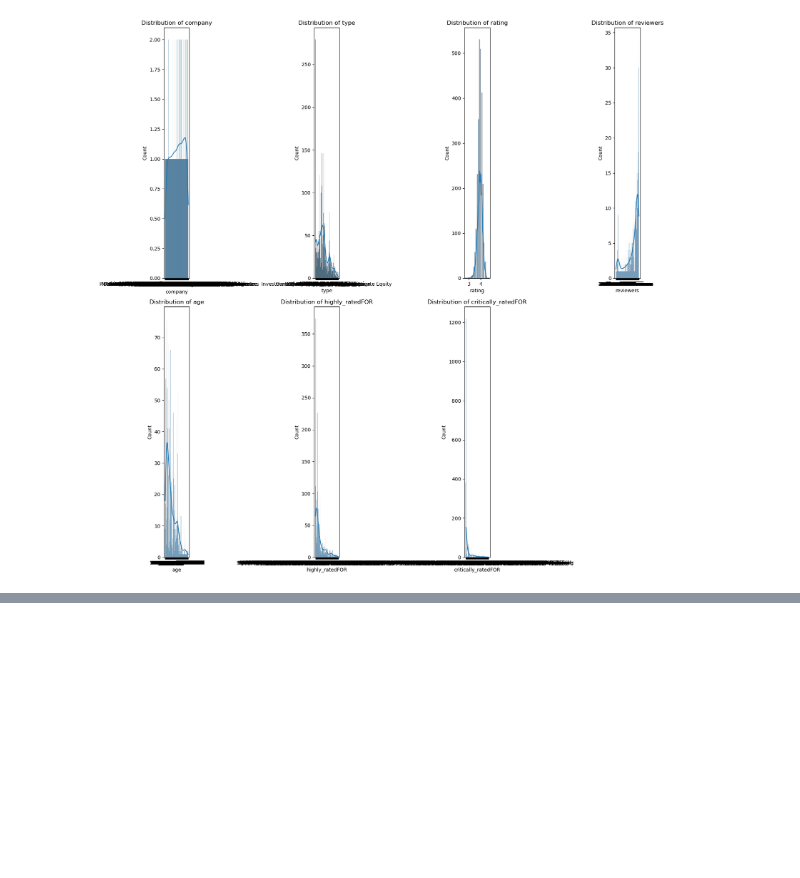
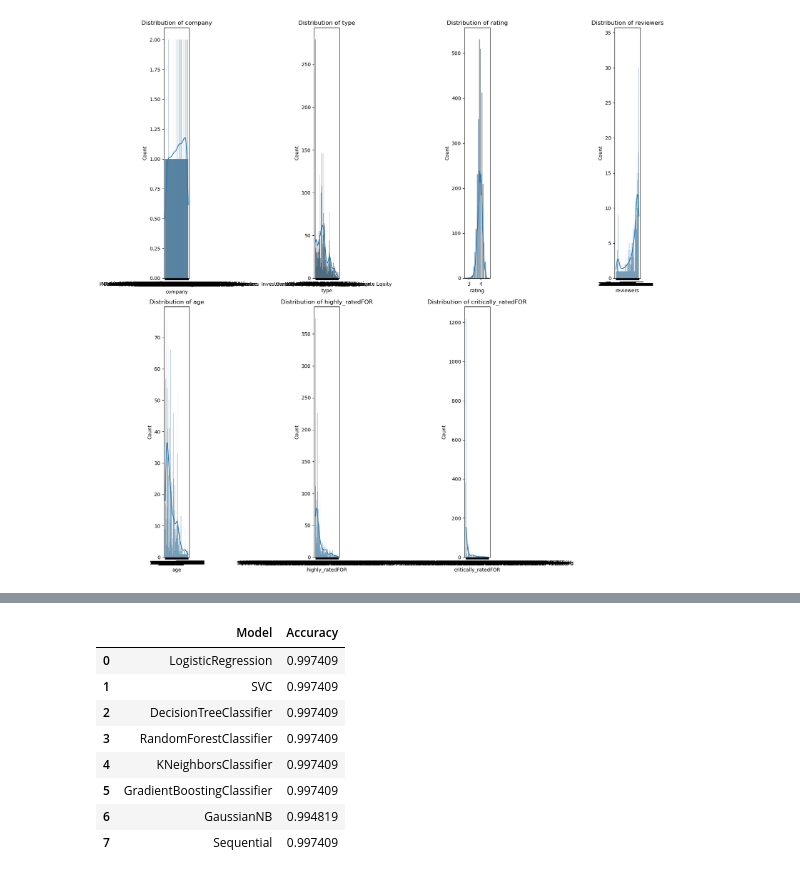
Before and after one commit to MaukanMir/Ratings-Review-Classifier, a Jupyter notebook: training.ipynb, the cells around one changed output, grey strips where cells are left out. Drawn from its saved outputs; the diff is of its cells as text; code cells hidden in the pictures; blank space fills up the shorter version.

Commit message:
Added new models

```diff
--- a/training.ipynb
+++ b/training.ipynb
@@ -242,7 +242,7 @@ df.drop(features_to_enode, inplace=True, axis=1)
 # %%
 X,y = df.drop("rating",axis=1), df["rating"]
 
-X_train, X_test, y_train, y_test = train_test_split(X,y, test_size=0.2)
+X_train, X_test, y_train, y_test = train_test_split(X,y, test_size=0.3)
 scaler = StandardScaler()
 
 X_train_scaled, X_test_scaled = scaler.fit_transform(X_train), scaler.transform(X_test)
@@ -253,0 +255,9 @@ models
+|  | Model | Accuracy |
+| 0 | LogisticRegression | 0.997409 |
+| 1 | SVC | 0.997409 |
+| 2 | DecisionTreeClassifier | 0.997409 |
+| 3 | RandomForestClassifier | 0.997409 |
+| 4 | KNeighborsClassifier | 0.997409 |
+| 5 | GradientBoostingClassifier | 0.997409 |
+| 6 | GaussianNB | 0.994819 |
+| 7 | Sequential | 0.997409 |
```
Also changed, not shown: parts of 2 cells of this notebook.
